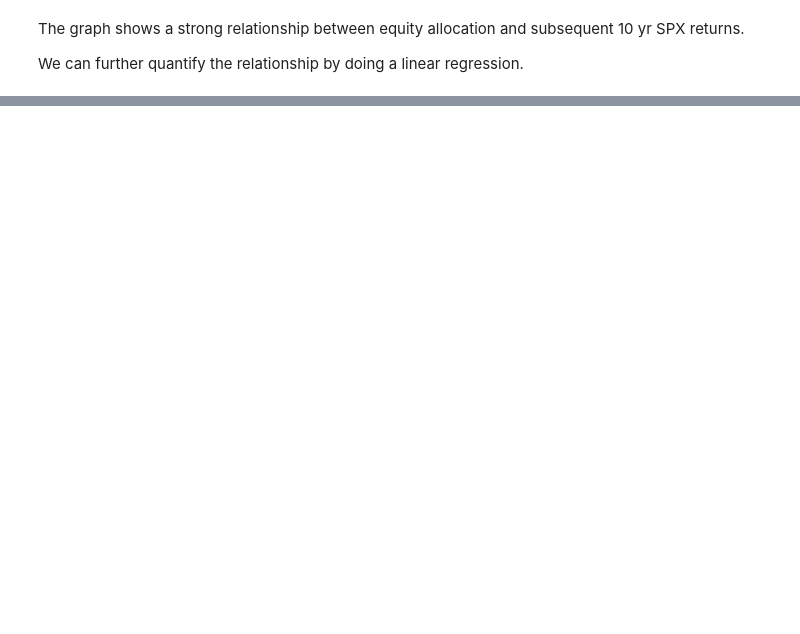
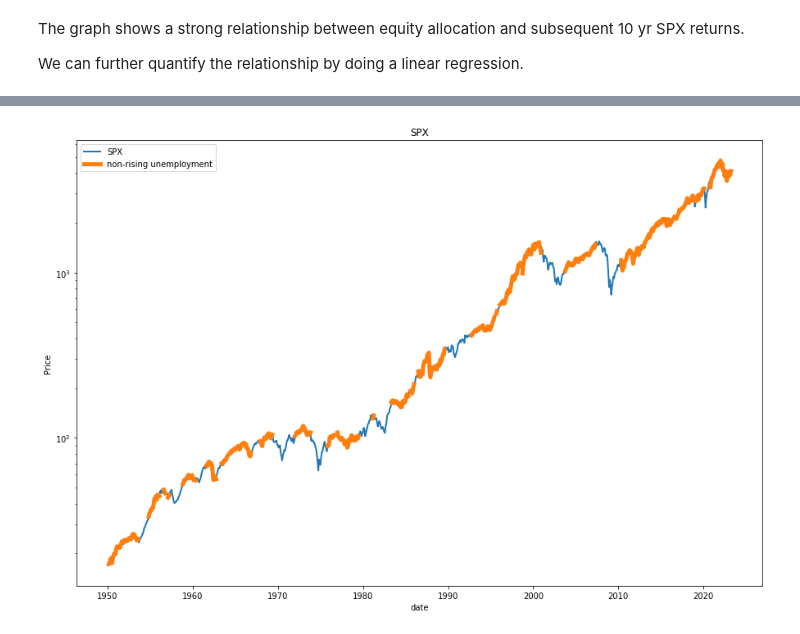
Before and after one commit to ag3nt3154/Quantitative_Finance_Modelling, a Jupyter notebook: 10. Forecasting_SPX_by_Macro_Factors.ipynb, the cells around one changed output, grey strips where cells are left out. Saved outputs shown, nothing was run; the diff lists cells and outputs as text; code cells hidden in the pictures; blank space fills up the shorter version.

```diff
--- a/10. Forecasting_SPX_by_Macro_Factors.ipynb
+++ b/10. Forecasting_SPX_by_Macro_Factors.ipynb
@@ -250,0 +285,21 @@ While this relationship may not be directly useful for a short-term market timin
+# %%
+df2 = pd.read_csv('datasets/macro_data/SPX.csv')
+
+df2 = misc.clean_df(df2)
+df2 = df2[df2['date'] >= dt.datetime(1950, 1, 1)]
+df2 = df2.set_index('date')
+
+df2 = df2.resample('D').ffill()
+df2.reset_index(inplace=True)
+df2.rename(columns={'index': 'DATE'}, inplace=True)
+df2['DATE'] = df2['date']
+
+df = pd.merge(df, df2)
+# monthly returns of SPX
+# note that we are taking subsequent returns by shifting forward
+df['ret'] = df['SPX'].pct_change().shift(-1)
+df.dropna(inplace=True)
+
+
+
+df
@@ -250,0 +321,13 @@ While this relationship may not be directly useful for a short-term market timin
+# %%
+plt.figure(figsize=(15, 10))
+plt.yscale('log')
+plt.plot(df['DATE'], df['SPX'], linewidth=2, label='SPX')
+ind = [np.nan if f == 0 else f for f in df['grad'] * df['SPX']]
+plt.plot(df['DATE'], ind, linewidth=5, label='non-rising unemployment')
+plt.ylabel('Price')
+plt.xlabel('date')
+plt.title('SPX')
+plt.legend()
+plt.show()
+# %% [output]
+[figure, added]
```
Also changed, not shown: parts of 18 cells of this notebook, 1 other file.
